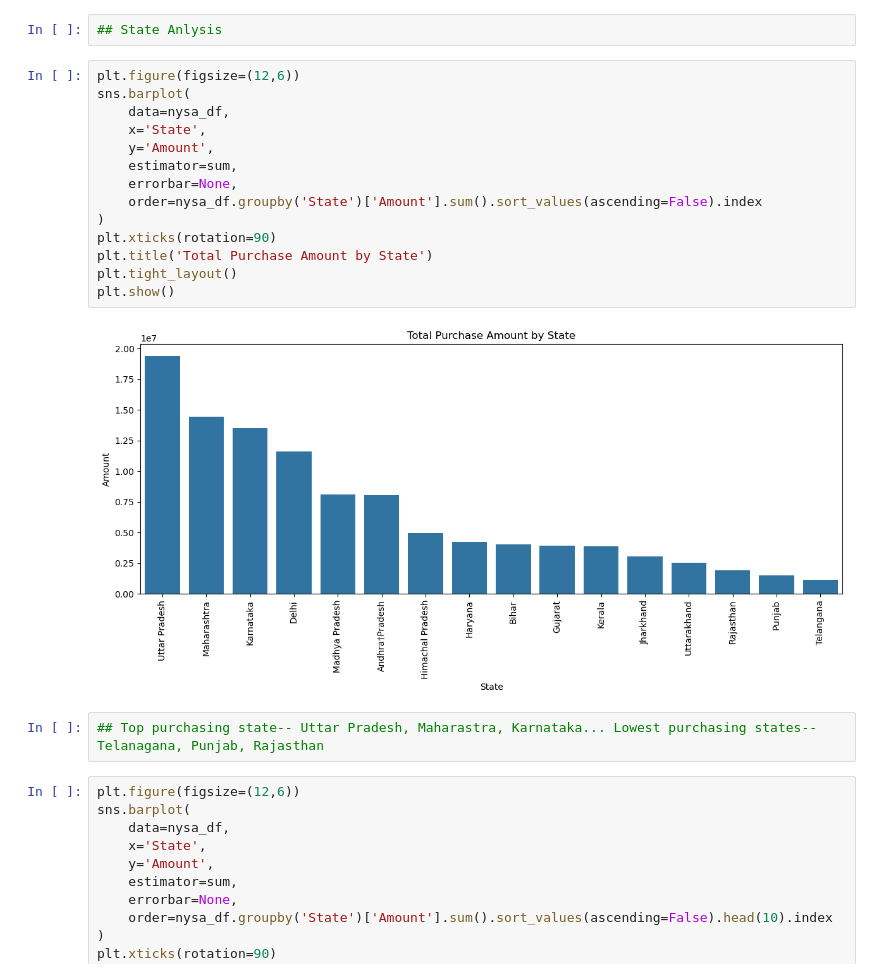
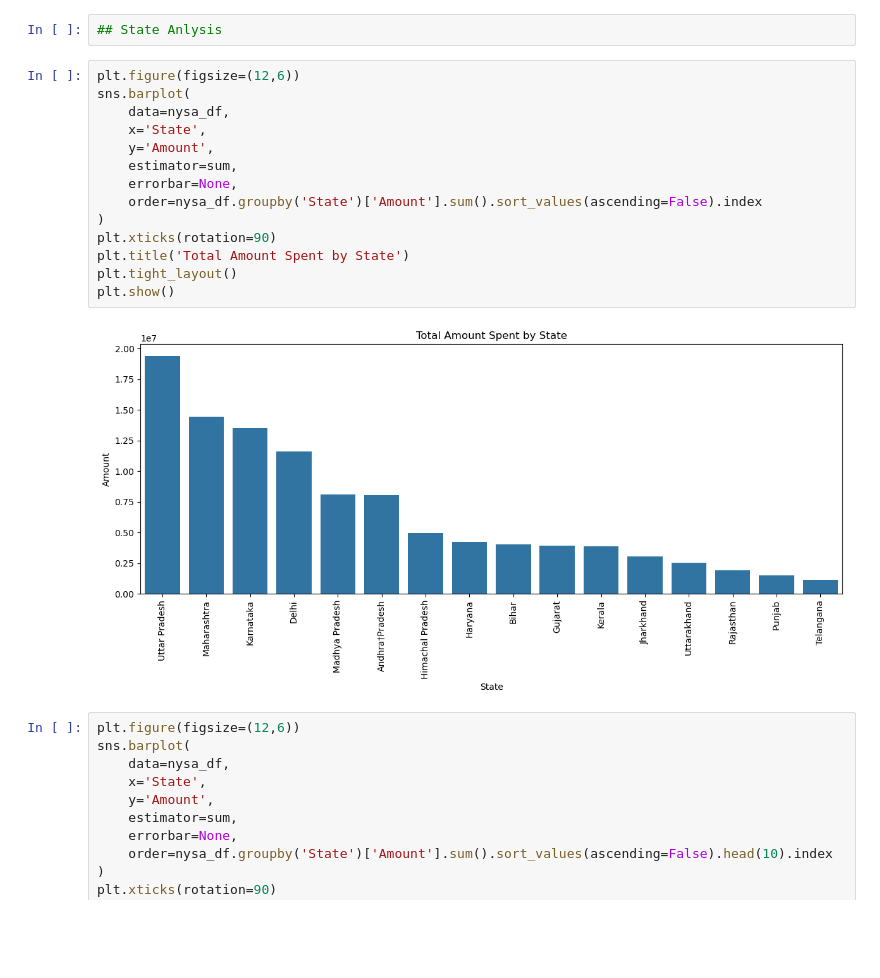
Before and after one commit to Monika-DA-2025/Portfolio-Project-Python-, a Jupyter notebook: New_year_sales_analysis.ipynb, the cells around one changed output. Cells and saved outputs as stored; diff of their text form; blank space fills up the shorter version.

```diff
--- a/New_year_sales_analysis.ipynb
+++ b/New_year_sales_analysis.ipynb
@@ -256,21 +255,19 @@ plt.show()
 # %%
 plt.figure(figsize=(12,6))
 sns.barplot(
     data=nysa_df,
     x='State',
     y='Amount',
     estimator=sum,
     errorbar=None,
     order=nysa_df.groupby('State')['Amount'].sum().sort_values(ascending=False).index
 )
 plt.xticks(rotation=90)
-plt.title('Total Purchase Amount by State')
+plt.title('Total Amount Spent by State')
 plt.tight_layout()
 plt.show()
 # %% [output]
-[figure, old version]
+[figure, new version]
-# %%
-## Top purchasing state-- Uttar Pradesh, Maharastra, Karnataka... Lowest purchasing states-- Telanagana, Punjab, Rajasthan
 # %%
 plt.figure(figsize=(12,6))
 sns.barplot(
```
Also changed, not shown: parts of 14 cells of this notebook.
